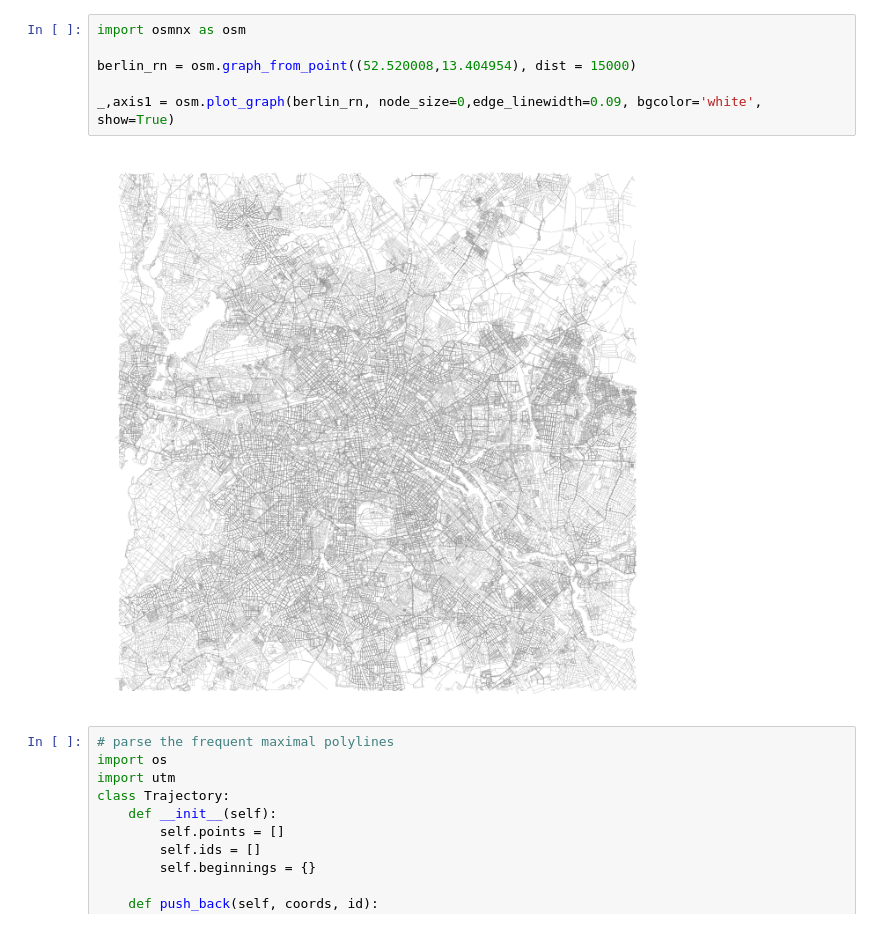
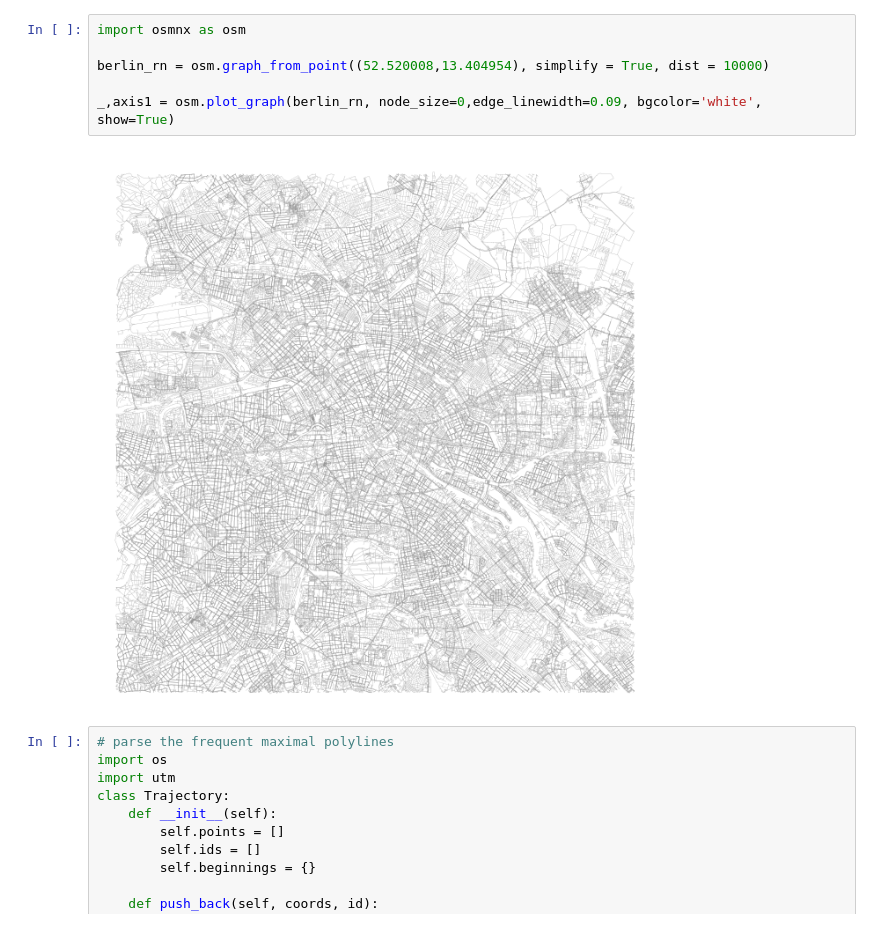
Before and after one commit to tognonmari/FreqST, a Jupyter notebook: plot.ipynb, the cells around one changed output. Saved outputs shown, nothing was run; the diff lists cells and outputs as text.

Commit message:
plot progress

```diff
--- a/plot.ipynb
+++ b/plot.ipynb
@@ -1,11 +1,11 @@
 # %%
 import osmnx as osm
 
-berlin_rn = osm.graph_from_point((52.520008,13.404954), dist = 15000)
+berlin_rn = osm.graph_from_point((52.520008,13.404954), simplify = True, dist = 10000)
 
 _,axis1 = osm.plot_graph(berlin_rn, node_size=0,edge_linewidth=0.09, bgcolor='white', show=True)
 # %% [output]
-[figure, old version]
+[figure, new version]
 # %%
 # parse the frequent maximal polylines
 import os
```
Also changed, not shown: parts of 1 cell of this notebook.
